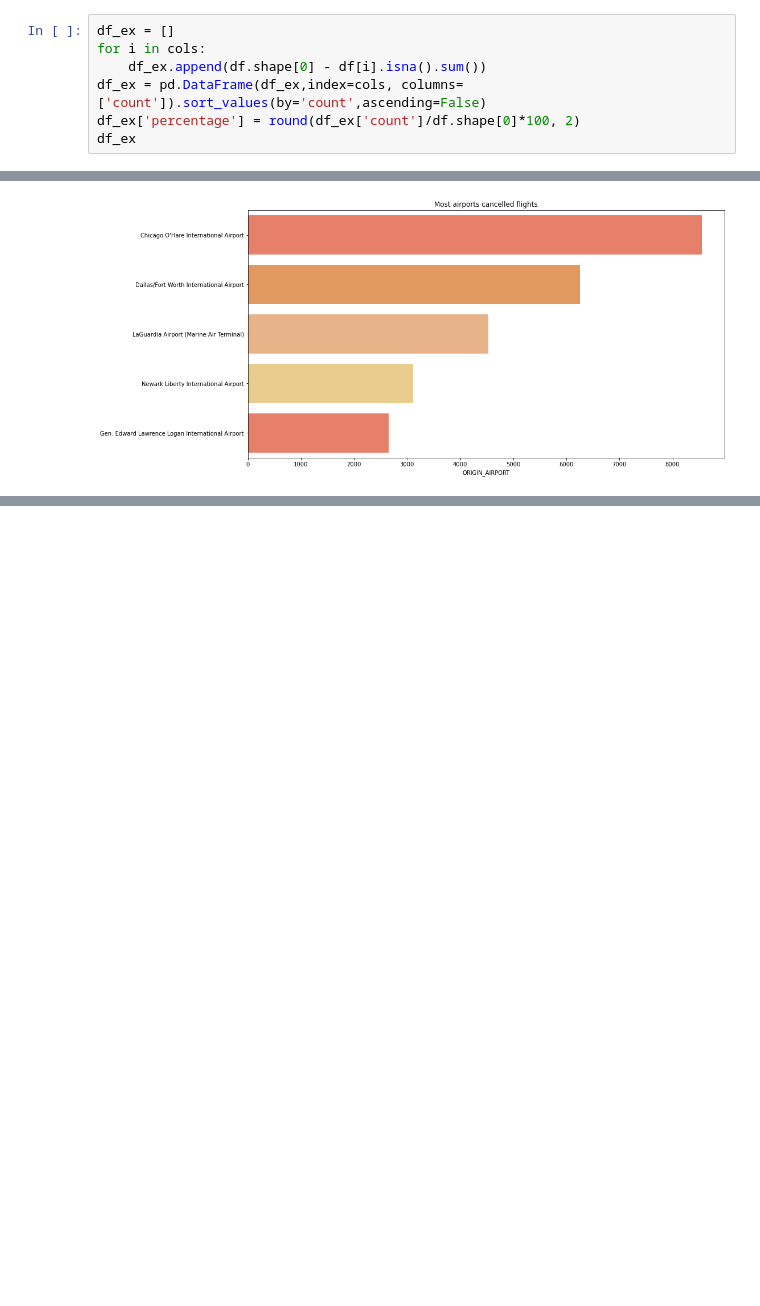
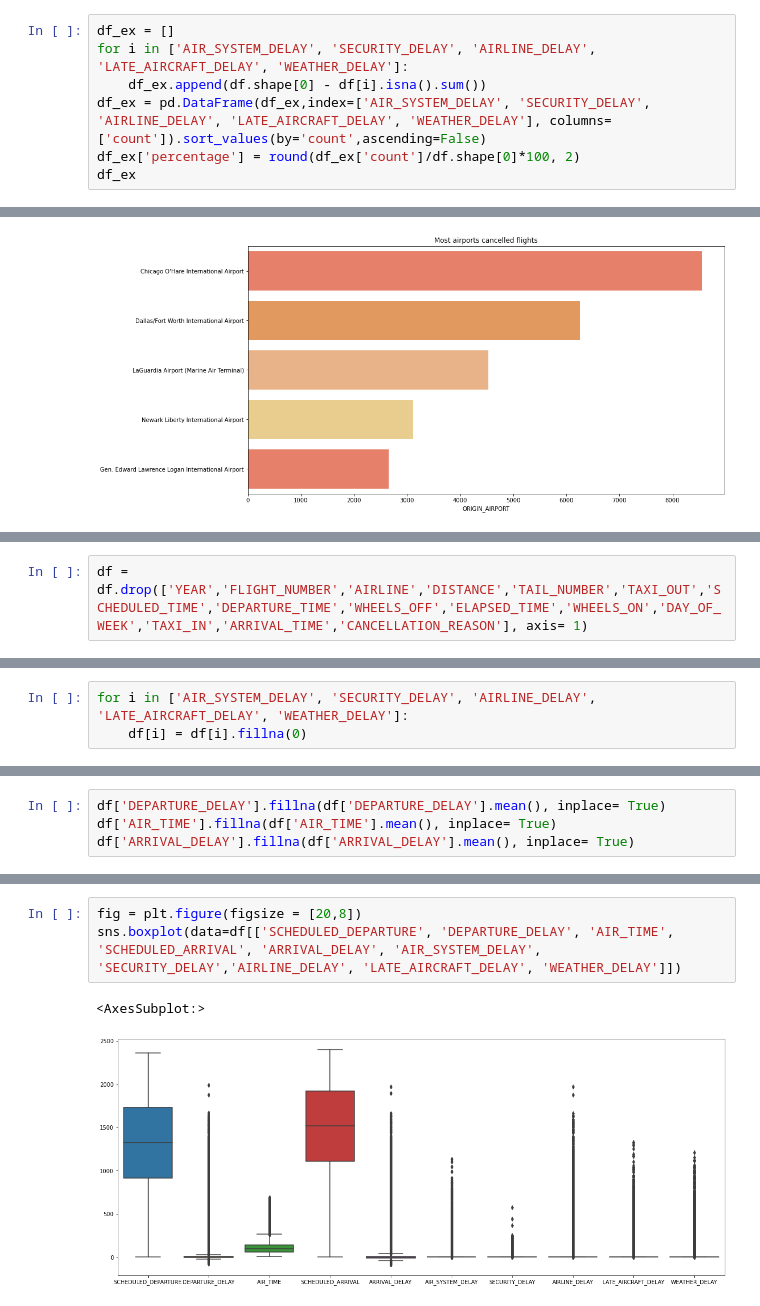
Before and after one commit to Yousef-Nasr/Flight-Cancellation-Classiffication, a Jupyter notebook: main.ipynb, the cells around one changed output, grey strips where cells are left out. Drawn from its saved outputs; the diff is of its cells as text; blank space fills up the shorter version.

```diff
--- a/main.ipynb
+++ b/main.ipynb
@@ -121,9 +120,9 @@ for i in cols:
     df[i] = df[i].replace(0,np.nan)
 # %%
 df_ex = []
-for i in cols:
+for i in ['AIR_SYSTEM_DELAY', 'SECURITY_DELAY', 'AIRLINE_DELAY', 'LATE_AIRCRAFT_DELAY', 'WEATHER_DELAY']:
     df_ex.append(df.shape[0] - df[i].isna().sum())
-df_ex = pd.DataFrame(df_ex,index=cols, columns=['count']).sort_values(by='count',ascending=False)
+df_ex = pd.DataFrame(df_ex,index=['AIR_SYSTEM_DELAY', 'SECURITY_DELAY', 'AIRLINE_DELAY', 'LATE_AIRCRAFT_DELAY', 'WEATHER_DELAY'], columns=['count']).sort_values(by='count',ascending=False)
 df_ex['percentage'] = round(df_ex['count']/df.shape[0]*100, 2)
 df_ex
 # %% [output]
@@ -351,0 +380,2 @@ plt.show()
+# %%
+df = df.drop(['YEAR','FLIGHT_NUMBER','AIRLINE','DISTANCE','TAIL_NUMBER','TAXI_OUT','SCHEDULED_TIME','DEPARTURE_TIME','WHEELS_OFF','ELAPSED_TIME','WHEELS_ON','DAY_OF_WEEK','TAXI_IN','ARRIVAL_TIME','CANCELLATION_REASON'], axis= 1)
@@ -351,0 +384,3 @@ plt.show()
+# %%
+for i in ['AIR_SYSTEM_DELAY', 'SECURITY_DELAY', 'AIRLINE_DELAY', 'LATE_AIRCRAFT_DELAY', 'WEATHER_DELAY']:
+    df[i] = df[i].fillna(0)
@@ -351,0 +406,4 @@ plt.show()
+# %%
+df['DEPARTURE_DELAY'].fillna(df['DEPARTURE_DELAY'].mean(), inplace= True)
+df['AIR_TIME'].fillna(df['AIR_TIME'].mean(), inplace= True)
+df['ARRIVAL_DELAY'].fillna(df['ARRIVAL_DELAY'].mean(), inplace= True)
@@ -351,0 +440,6 @@ plt.show()
+# %%
+fig = plt.figure(figsize = [20,8])
+sns.boxplot(data=df[['SCHEDULED_DEPARTURE', 'DEPARTURE_DELAY', 'AIR_TIME', 'SCHEDULED_ARRIVAL', 'ARRIVAL_DELAY', 'AIR_SYSTEM_DELAY', 'SECURITY_DELAY','AIRLINE_DELAY', 'LATE_AIRCRAFT_DELAY', 'WEATHER_DELAY']])
+# %% [output]
+<AxesSubplot:>
+[figure, added]
```
Also changed, not shown: parts of 11 cells of this notebook, 3 other files.
